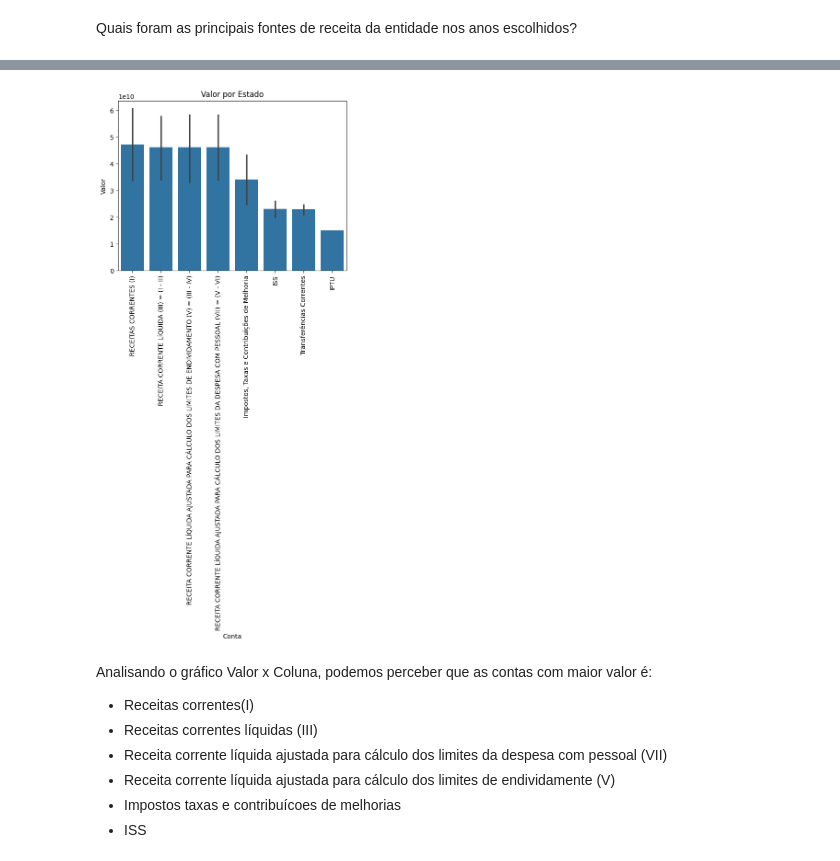
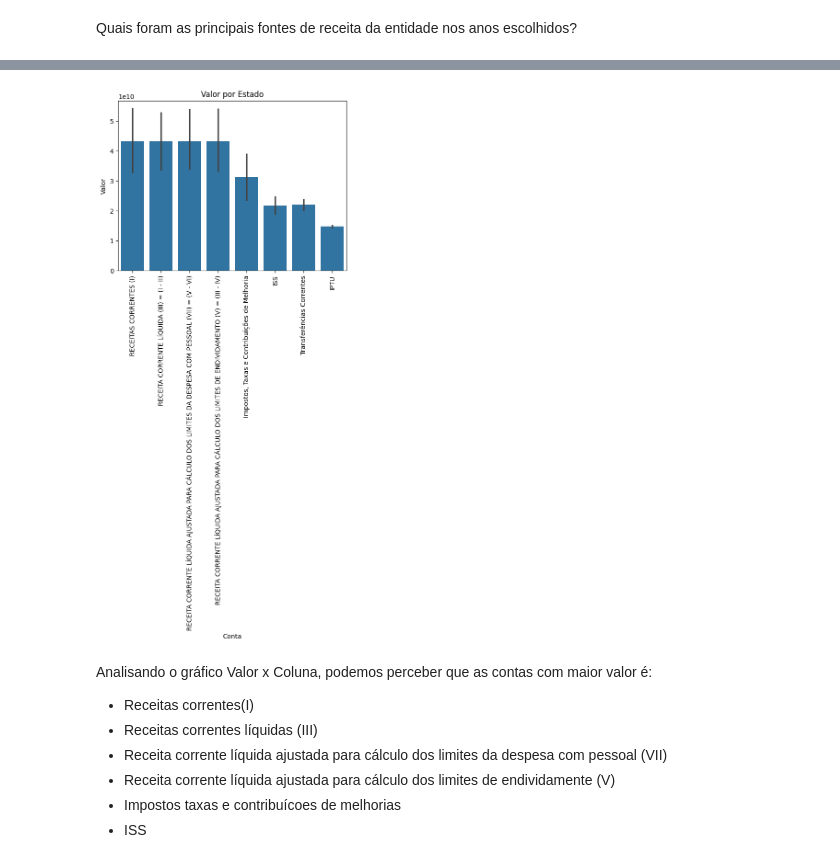
Before and after one commit to juliajgmb/projeto_icd, a Jupyter notebook: fase_Final.ipynb, the cells around one changed output, grey strips where cells are left out. Cells and saved outputs as stored; diff of their text form; code cells hidden in the pictures.

```diff
--- a/fase_Final.ipynb
+++ b/fase_Final.ipynb
@@ -69,3 +92,15 @@ Analisando a descrição estatísca, podemos retirar algumas informações sobre
 *3*- Na coluna 'Valor', a média também é um valor bem alto (na casa de centenas de milhões), o que sugere a alta escala de valores tambem.
     3.1- Analisando o valor min e max, notamos a existência de valores negativos nos dados, o que faz sentido, levando em consideração
 que a coluna traz informações sobre os pagamentos de contas.
+# %%
+# Passo 1: Remover espaços em branco no início e fim da string
+dataset_copia['Valor_clean'] = dataset_copia['Valor'].str.strip()
+
+# Passo 2: Verificar se existem caracteres ocultos removendo qualquer caractere não numérico (exceto pontos e vírgulas)
+dataset_copia['Valor_clean'] = dataset_copia['Valor_clean'].str.replace(r'[^0-9.,-]', '', regex=True)
+
+# Passo 3: Substituir vírgula por ponto para garantir que seja interpretado corretamente como número decimal
+dataset_copia['Valor_clean'] = dataset_copia['Valor_clean'].str.replace(',', '.', regex=True)
+
+# Passo 4: Converter para float
+dataset_copia['Valor_clean'] = pd.to_numeric(dataset_copia['Valor_clean'], errors='coerce')
@@ -133,8 +189,8 @@ dataset_copia.describe()
 # %% [markdown]
 Quais foram as principais fontes de receita da entidade nos anos escolhidos?
 # %%
-# Vamos visualizar melhor as linhas referentes as contas de valor maiores que 250000000 que corresponde a mais que o terceiro quartil de "Valor"
-df_valores_maiores = dataset_copia[dataset_copia['Valor'] > 14415332777]
+# Vamos visualizar melhor as linhas referentes as contas de valor maiores que 137,300,150.30 que corresponde a mais que o terceiro quartil de "Valor"
+df_valores_maiores = dataset_copia[dataset_copia['Valor_clean'] > 13730015030]
 
 df_valores_maiores
 # %% [output]
@@ -154,14 +210,14 @@ df_valores_maiores
 # %%
-df_valores_maiores = df_valores_maiores.sort_values(by='Valor', ascending=False)
+df_valores_maiores = df_valores_maiores.sort_values(by='Valor_clean', ascending=False)
 
-sns.barplot(x='Conta', y='Valor', data=df_valores_maiores)
+sns.barplot(x='Conta', y='Valor_clean', data=df_valores_maiores)
 plt.title('Valor por Estado')
 plt.xlabel('Conta')
 plt.ylabel('Valor')
 plt.xticks(rotation=90)
 plt.show()
 # %% [output]
-[figure, old version]
+[figure, new version]
 # %% [markdown]
 Analisando o gráfico Valor x Coluna, podemos perceber que as contas com maior valor é:
 - Receitas correntes(I)
```
Also changed, not shown: parts of 14 cells of this notebook, 5 other files.
